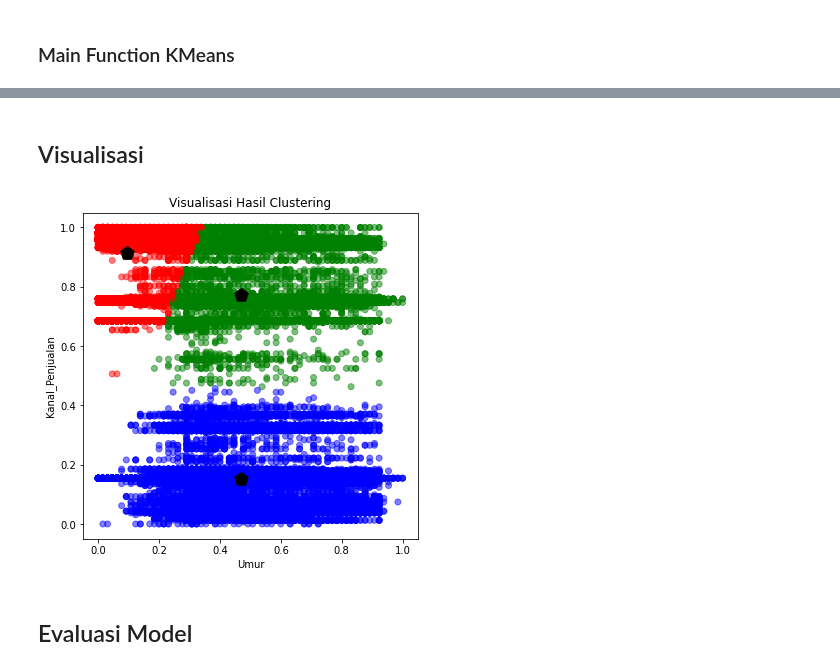
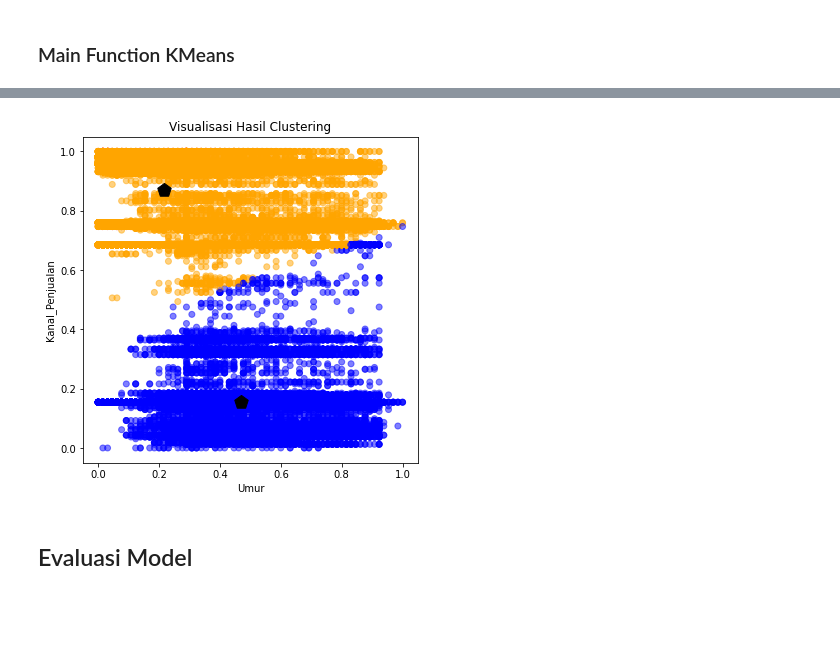
Before and after one commit to alfi2811/Tubes_Machine_Learning_Clustering, a Jupyter notebook: clusteringTask/clustering.ipynb, the cells around one changed output, grey strips where cells are left out. Saved outputs shown, nothing was run; the diff lists cells and outputs as text; code cells hidden in the pictures; blank space fills up the shorter version.

```diff
--- a/clusteringTask/clustering.ipynb
+++ b/clusteringTask/clustering.ipynb
@@ -68,21 +68,21 @@ def calcEuclidean(a, b):
   return math.sqrt((a[0]-b[0])**2 + (a[1] - b[1])**2)
 
 def calcDist(df, centroids):
-  colors = ['blue','red','green','orange','olive','brown','pink','grey','purple','cyan','gray']
-  curr = 1
+  colors = ['blue','orange','brown','red','olive','green','pink','grey','purple','cyan','gray']
   dftmp = df.copy()
   clus = []
   color = []
+  # memasukkan data sesuai clusternya
   for data in df.index:
     dist = []
     rowData = [df[x][data], df[y][data]]
+    # menghitung distance antar centroid dengan data
     for centroid in centroids:
       dist.append(calcEuclidean(rowData, centroids[centroid]))
-    if curr < 1:
-      print("dist: ",dist)
-      curr+=1
     clusIdx = dist.index(min(dist))
+    # memasukkan hasil paling minimum sesuai clusternya
     clus.append(clusIdx)
+    # memasukkan color sesuai index paling minimum
     color.append(colors[clusIdx])
   dftmp['Cluster'] = clus
   dftmp['Color'] = color
@@ -103,19 +104,21 @@ def kMeans(k, x, y, df):
   same = False
   i = 0
   while(same == False):
-    # old_centroid = centroid.copy()
     old_centroid = copy.deepcopy(centroid)
-    cluster = {i: [] for i in range(k)}
     df = calcDist(df, centroid)
     centroid = setCentroid(centroid, x, y, df)
-    same = False
+
+    print('iterasi ke-', i)
+    print('Centroid Sekarang:')
+    for key in centroid.keys():
+      print(key, ': ', centroid.get(key))
     if (old_centroid == centroid):
       print('amsu')
       same = True
     i+=1
   print('Perulangan ke', i-1)
-  print('Hasil Akhir Cluster:')
+  print('Hasil Akhir Centroid:')
   for key in centroid.keys():
     print(key, ': ', centroid.get(key))
 
-  return centroid, cluster, df
+  return centroid, df
@@ -123,0 +127,13 @@ def kMeans(k, x, y, df):
+# %%
+def visualisasi_cluster(df, x, y, centroid):
+  plt.figure(figsize=(6,6))
+  plt.title('Visualisasi Hasil Clustering')
+  # memasukkan data x dan y ke dalam scatter beserta warna yang sesuai dengan clusternya
+  plt.scatter(df[x], df[y], color=df['Color'], alpha=0.5)
+  # memasukkan centroid sesuai dengan posisi clusternya masing-masing
+  for i in range(k):
+    plt.scatter(centroid[i][0], centroid[i][1], color='k', marker='p',s=200)
+
+  plt.xlabel(x)
+  plt.ylabel(y)
+  plt.show()
@@ -124,7 +142,5 @@ def kMeans(k, x, y, df):
 # %%
-# convert to array agar lebih mudah memprosesnya
-data = df.to_numpy()
-k = 3
-
-centroid, cluster, df_hasil = kMeans(k, x, y, df)
+k = 2
+centroid, df_hasil = kMeans(k, x, y, df)
+df_hasil
 # %% [output]
@@ -167,17 +177,7 @@ df_hasil
-# %% [markdown]
-## Visualisasi
-# %%
-plt.figure(figsize=(6,6))
-plt.title('Visualisasi Hasil Clustering')
-plt.scatter(df_hasil['Umur'], df_hasil['Kanal_Penjualan'], color=df_hasil['Color'], alpha=0.5)
-for i in range(k):
-  plt.scatter(centroid[i][0], centroid[i][1], color='k', marker='p',s=200)
-
-plt.xlabel("Umur")
-plt.ylabel("Kanal_Penjualan")
-plt.show()
-# %% [output]
-[figure, removed]
+# %%
+visualisasi_cluster(df_hasil, x, y, centroid)
+# %% [output]
+[figure, added]
 # %% [markdown]
 ## Evaluasi Model
 # %% [markdown]
```
Also changed, not shown: parts of 14 cells of this notebook, 7 other files.
